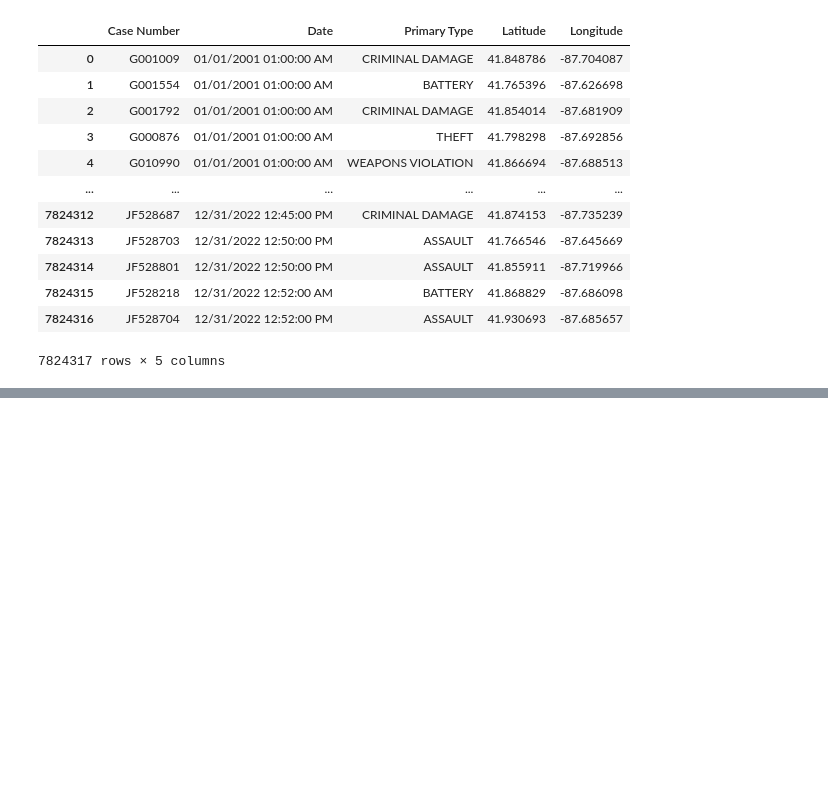
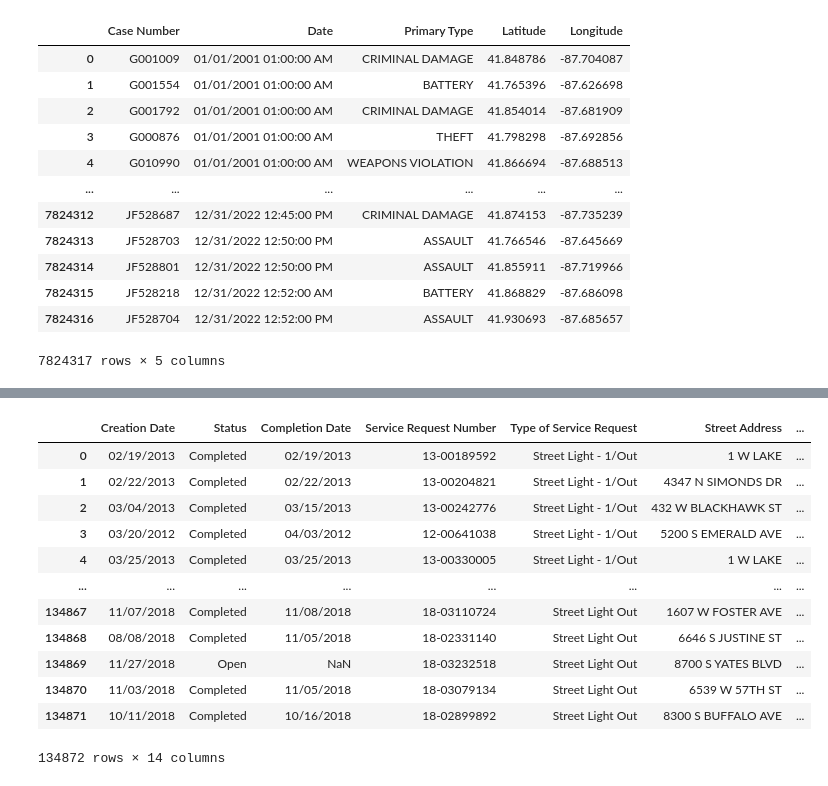
Before and after one commit to evanameyer1/Machine-Learning-Crime-Prediction-Application, a Jupyter notebook: code/data_cleaning.ipynb, the cells around one changed output, grey strips where cells are left out. Cells and saved outputs as stored; diff of their text form; code cells hidden in the pictures; blank space fills up the shorter version.

```diff
--- a/code/data_cleaning.ipynb
+++ b/code/data_cleaning.ipynb
@@ -160,0 +351,17 @@ unclean_crime.to_csv('../clean_datasets/clean_crime.csv')
+# %%
+unclean_streetlights_oneout = pd.read_csv('../original_datasets/unclean_streetlights_oneout.csv')
+unclean_streetlights_oneout
+# %% [output]
+|  | Creation Date | Status | Completion Date | Service Request Number | Type of Service Request | Street Address | ... |
+| 0 | 02/19/2013 | Completed | 02/19/2013 | 13-00189592 | Street Light - 1/Out | 1 W LAKE | ... |
+| 1 | 02/22/2013 | Completed | 02/22/2013 | 13-00204821 | Street Light - 1/Out | 4347 N SIMONDS DR | ... |
+| 2 | 03/04/2013 | Completed | 03/15/2013 | 13-00242776 | Street Light - 1/Out | 432 W BLACKHAWK ST | ... |
+| 3 | 03/20/2012 | Completed | 04/03/2012 | 12-00641038 | Street Light - 1/Out | 5200 S EMERALD AVE | ... |
+| 4 | 03/25/2013 | Completed | 03/25/2013 | 13-00330005 | Street Light - 1/Out | 1 W LAKE | ... |
+| ... | ... | ... | ... | ... | ... | ... | ... |
+| 134867 | 11/07/2018 | Completed | 11/08/2018 | 18-03110724 | Street Light Out | 1607 W FOSTER AVE | ... |
+| 134868 | 08/08/2018 | Completed | 11/05/2018 | 18-02331140 | Street Light Out | 6646 S JUSTINE ST | ... |
+| 134869 | 11/27/2018 | Open | NaN | 18-03232518 | Street Light Out | 8700 S YATES BLVD | ... |
+| 134870 | 11/03/2018 | Completed | 11/05/2018 | 18-03079134 | Street Light Out | 6539 W 57TH ST | ... |
+| 134871 | 10/11/2018 | Completed | 10/16/2018 | 18-02899892 | Street Light Out | 8300 S BUFFALO AVE | ... |
+134872 rows × 14 columns
```
Also changed, not shown: parts of 48 cells of this notebook, 2 other files.
